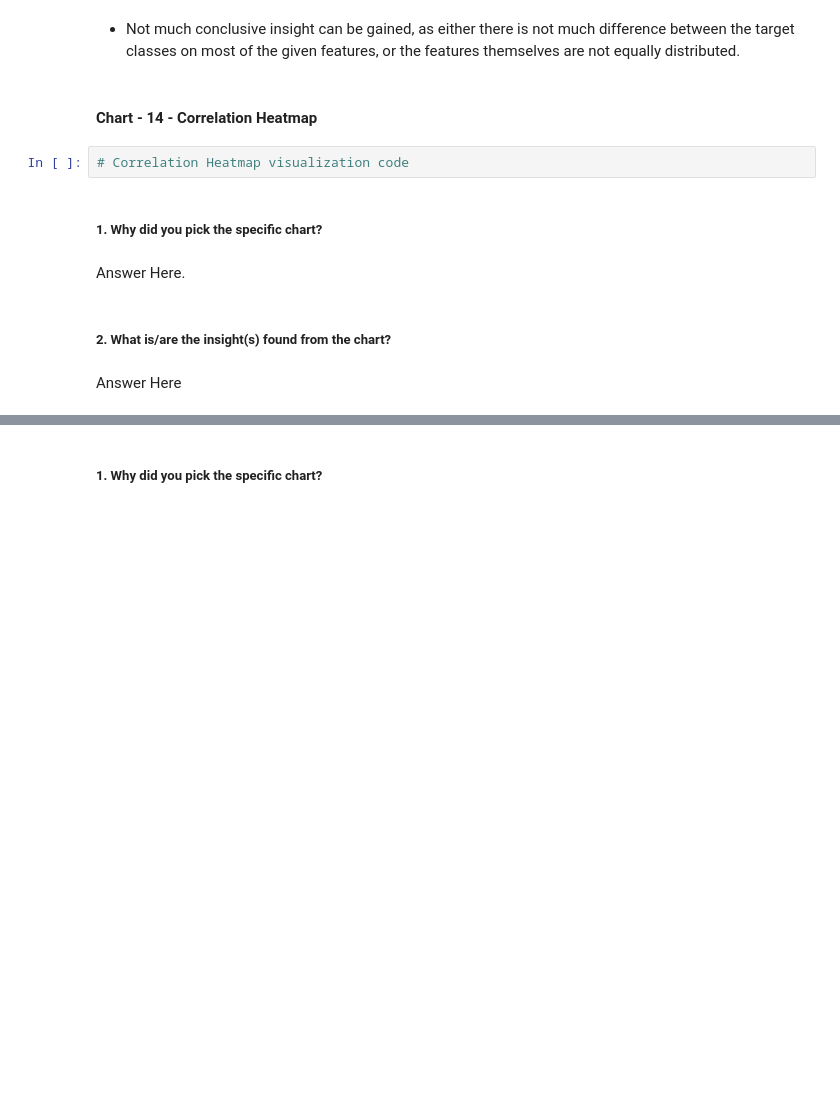
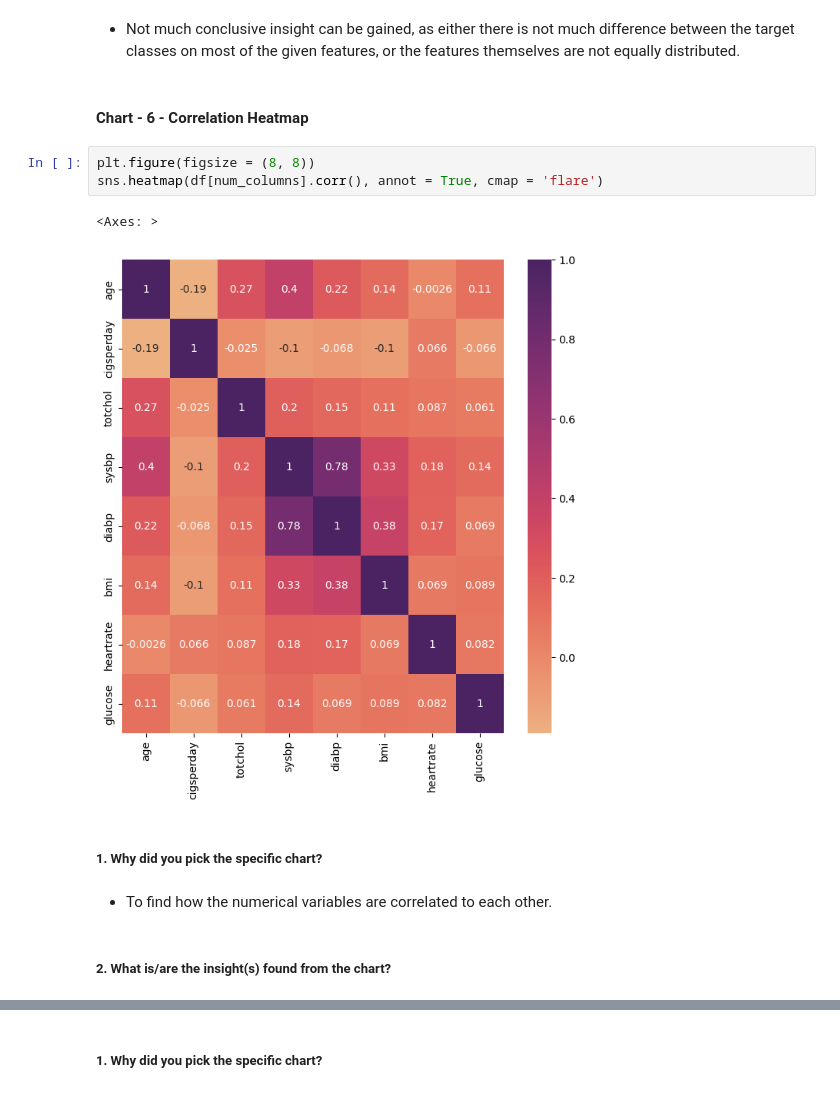
Before and after one commit to dipankarsahu1000/Cardiovascular-Risk-Prediction, a Jupyter notebook: Cardiovascular_Risk_Prediction.ipynb, the cells around one changed output, grey strips where cells are left out. Drawn from its saved outputs; the diff is of its cells as text; blank space fills up the shorter version.

```diff
--- a/Cardiovascular_Risk_Prediction.ipynb
+++ b/Cardiovascular_Risk_Prediction.ipynb
@@ -621,14 +621,16 @@ for var in cat_columns:
 # %% [markdown]
 * Not much conclusive insight can be gained, as either there is not much difference between the target classes on most of the given features, or the features themselves are not equally distributed.
 # %% [markdown]
-#### Chart - 14 - Correlation Heatmap
+#### Chart - 6 - Correlation Heatmap
-# %%
-# Correlation Heatmap visualization code
+# %%
+plt.figure(figsize = (8, 8))
+sns.heatmap(df[num_columns].corr(), annot = True, cmap = 'flare')
+# %% [output]
+<Axes: >
+[figure, added]
 # %% [markdown]
 ##### 1. Why did you pick the specific chart?
-# %% [markdown]
-Answer Here.
+# %% [markdown]
+* To find how the numerical variables are correlated to each other.
 # %% [markdown]
 ##### 2. What is/are the insight(s) found from the chart?
-# %% [markdown]
-Answer Here
```
Also changed, not shown: parts of 79 cells of this notebook.
